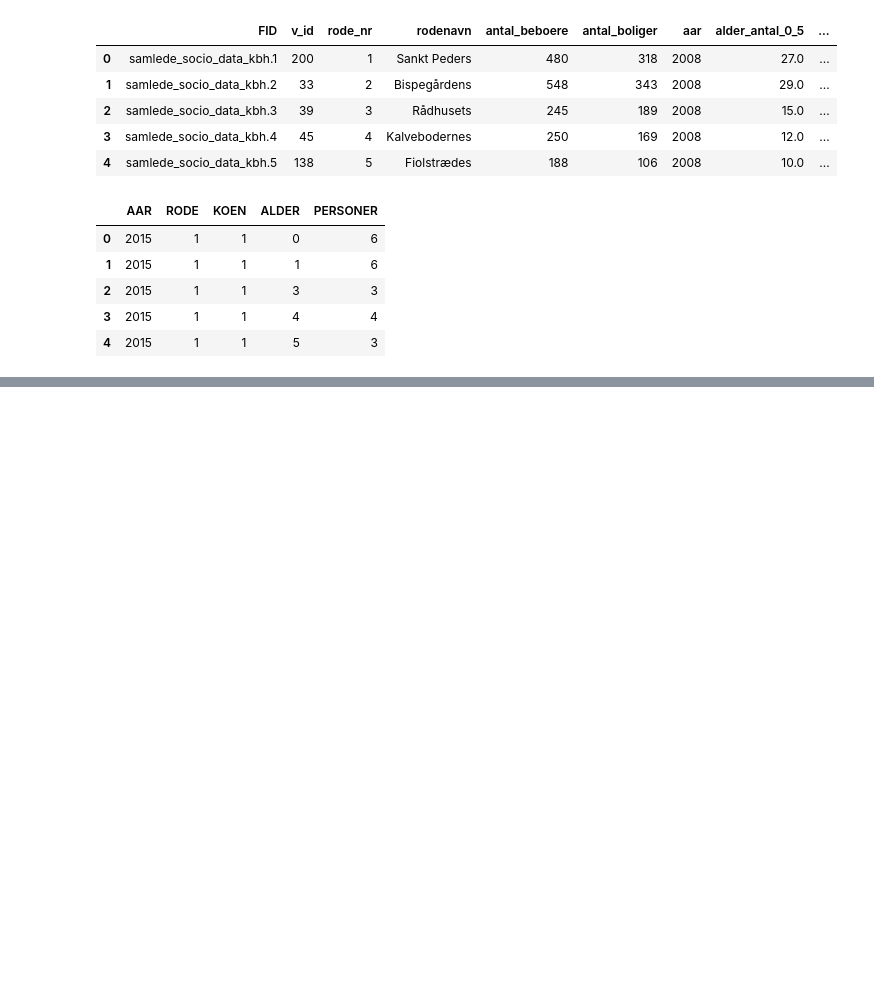
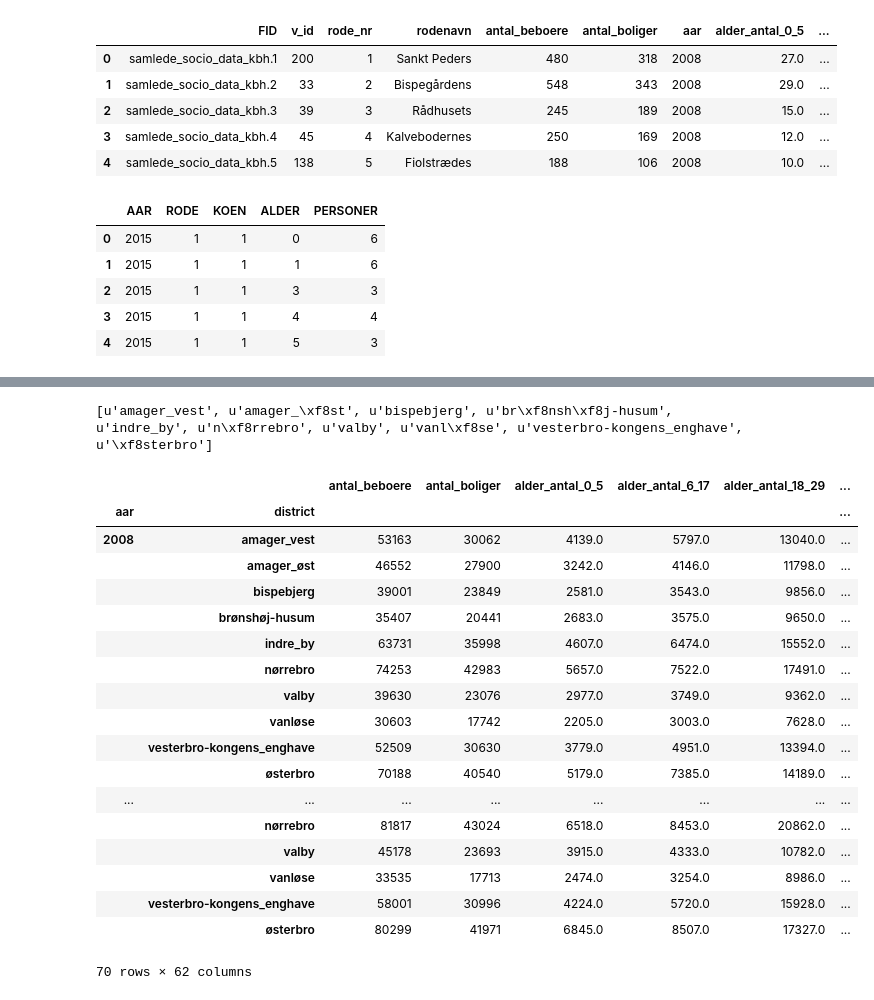
Before and after one commit to ahmetbaglan/copenhagen, a Jupyter notebook: Merge Data.ipynb, the cells around one changed output, grey strips where cells are left out. Saved outputs shown, nothing was run; the diff lists cells and outputs as text; code cells hidden in the pictures; blank space fills up the shorter version.

Commit message:
merged data + district GeoJSON

```diff
--- a/Merge Data.ipynb
+++ b/Merge Data.ipynb
@@ -44,0 +72,18 @@ rode_index.head()
+# %%
+from collections import defaultdict
+rode_index.groupby(['rode_nr', 'bydel'])
+lookup_rode = rode_index.groupby('rode_nr')['bydel'].apply(lambda x: x).to_dict()
+# %%
+# DESCRIPTIVE STATS
+data = {
+    'income': income,
+    'population': population,
+    'socio-econ': socio_econ,
+}
+
+for dataset in data:
+    data[dataset].columns = [col.lower() for col in data[dataset].columns]
+    print '\nSize {} data: {} rows'.format(dataset, data[dataset].shape[0])
+    print 'Columns ({}):'.format(data[dataset].shape[1])
+    for col in data[dataset].columns:
+        print col
@@ -44,0 +108,40 @@ rode_index.head()
+# %%
+# need to fix the weird letters
+print map(lambda x: x, np.unique( lookup_rode.values()))
+# %% [output]
+[u'amager_vest', u'amager_\xf8st', u'bispebjerg', u'br\xf8nsh\xf8j-husum', u'indre_by', u'n\xf8rrebro', u'valby', u'vanl\xf8se', u'vesterbro-kongens_enghave', u'\xf8sterbro']
+# %%
+def lookup_rode_nr(x):
+    try:
+        district = lookup_rode[int(x)]
+        return district
+    except KeyError:
+        return None
+
+socio_econ['district'] = socio_econ['rode_nr'].apply(lambda x: lookup_rode_nr(x))
+# %%
+no_pct_cols = [col for col in socio_econ.columns if 'pct' not in col]
+number_cols = [col for col in socio_econ.columns if 'antal' in col]
+
+merged_socio_econ = socio_econ.groupby(['aar', 'district'])[number_cols].sum()
+display(merged_socio_econ)
+# %% [output]
+|  |  | antal_beboere | antal_boliger | alder_antal_0_5 | alder_antal_6_17 | alder_antal_18_29 | ... |
+| aar | district |  |  |  |  |  | ... |
+| 2008 | amager_vest | 53163 | 30062 | 4139.0 | 5797.0 | 13040.0 | ... |
+|  | amager_øst | 46552 | 27900 | 3242.0 | 4146.0 | 11798.0 | ... |
+|  | bispebjerg | 39001 | 23849 | 2581.0 | 3543.0 | 9856.0 | ... |
+|  | brønshøj-husum | 35407 | 20441 | 2683.0 | 3575.0 | 9650.0 | ... |
+|  | indre_by | 63731 | 35998 | 4607.0 | 6474.0 | 15552.0 | ... |
+|  | nørrebro | 74253 | 42983 | 5657.0 | 7522.0 | 17491.0 | ... |
+|  | valby | 39630 | 23076 | 2977.0 | 3749.0 | 9362.0 | ... |
+|  | vanløse | 30603 | 17742 | 2205.0 | 3003.0 | 7628.0 | ... |
+|  | vesterbro-kongens_enghave | 52509 | 30630 | 3779.0 | 4951.0 | 13394.0 | ... |
+|  | østerbro | 70188 | 40540 | 5179.0 | 7385.0 | 14189.0 | ... |
+| ... | ... | ... | ... | ... | ... | ... | ... |
+|  | nørrebro | 81817 | 43024 | 6518.0 | 8453.0 | 20862.0 | ... |
+|  | valby | 45178 | 23693 | 3915.0 | 4333.0 | 10782.0 | ... |
+|  | vanløse | 33535 | 17713 | 2474.0 | 3254.0 | 8986.0 | ... |
+|  | vesterbro-kongens_enghave | 58001 | 30996 | 4224.0 | 5720.0 | 15928.0 | ... |
+|  | østerbro | 80299 | 41971 | 6845.0 | 8507.0 | 17327.0 | ... |
+70 rows × 62 columns
```
Also changed, not shown: parts of 7 cells of this notebook, 1 other file.
